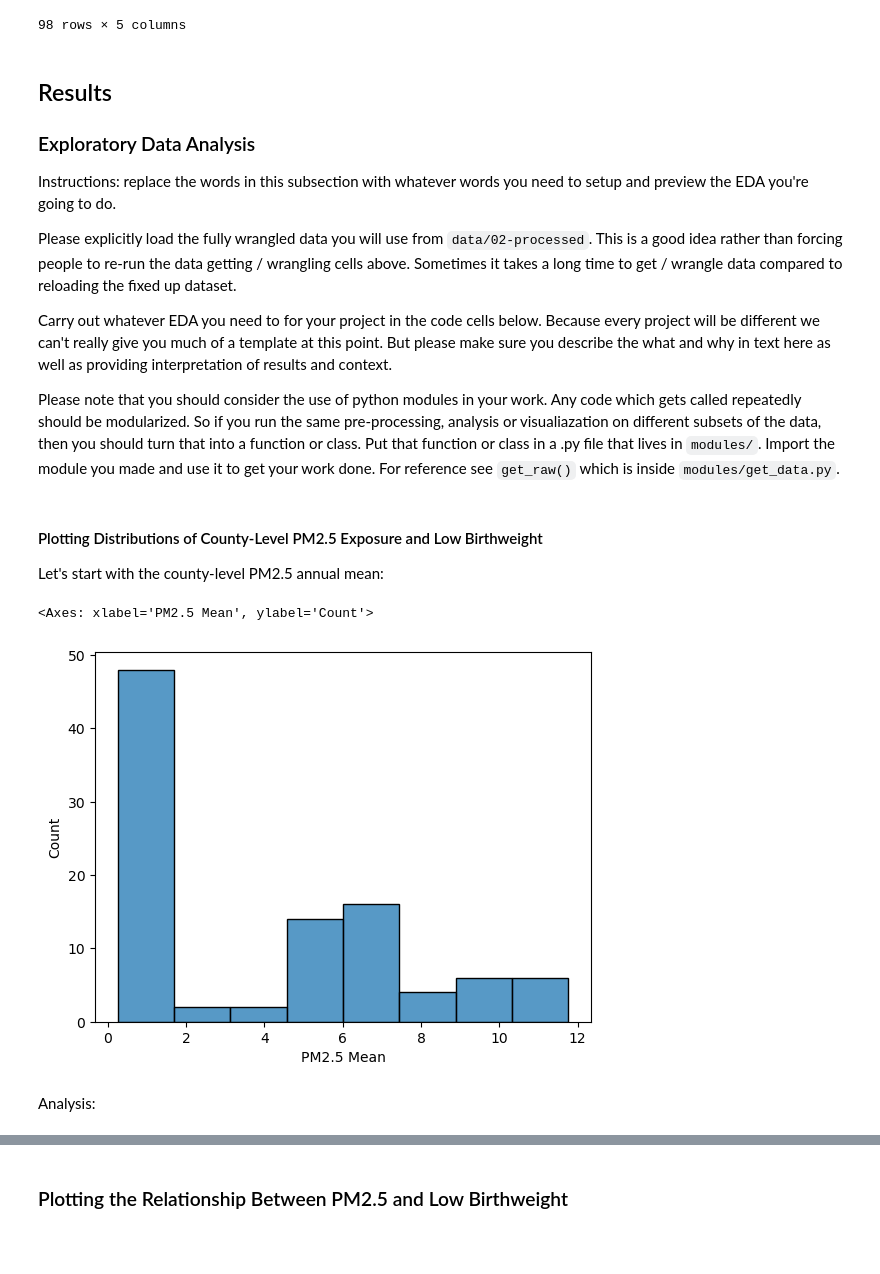
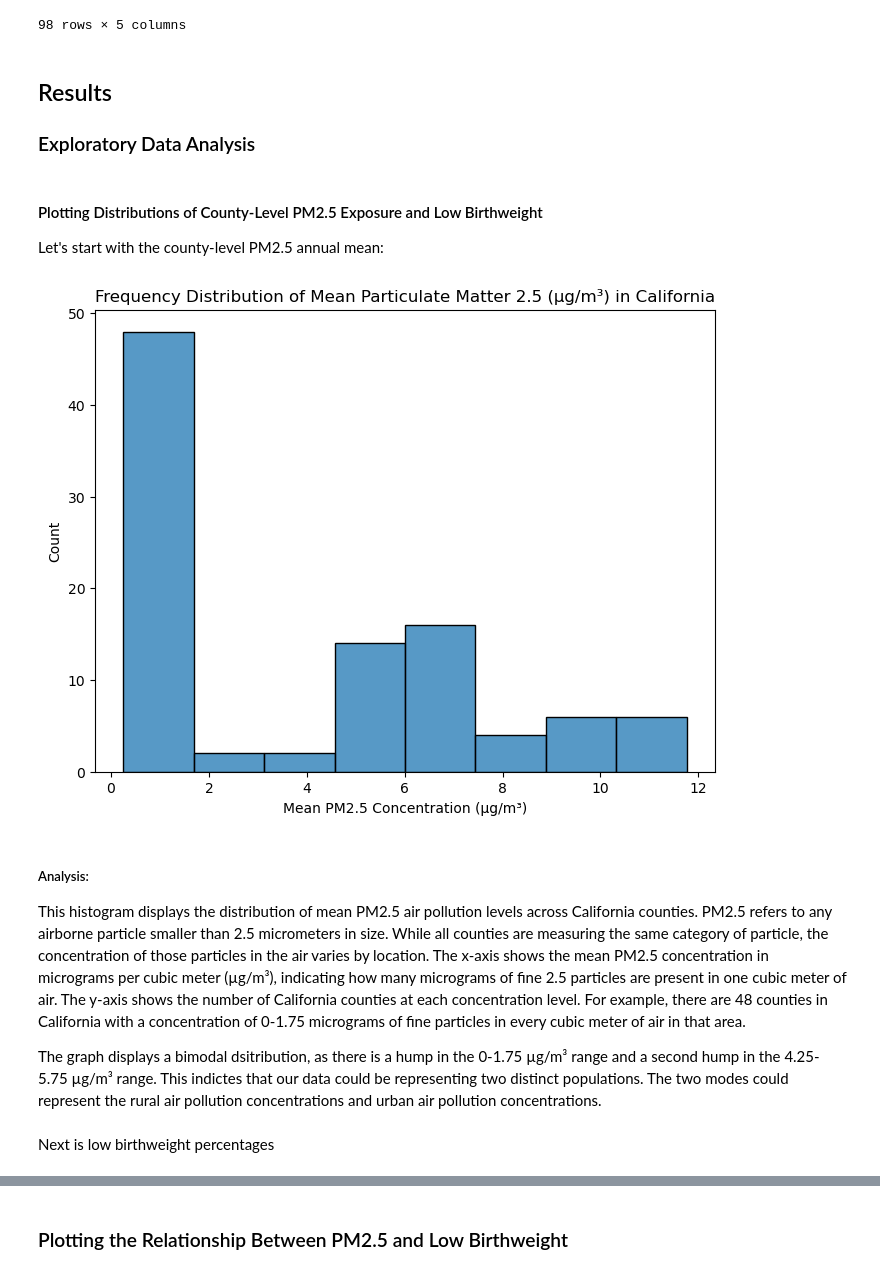
Before and after one commit to COGS108/Group095_WI26, a Jupyter notebook: 02-EDACheckpoint.ipynb, the cells around one changed output, grey strips where cells are left out. Saved outputs shown, nothing was run; the diff lists cells and outputs as text; code cells hidden in the pictures; blank space fills up the shorter version.

Commit message:
add analysis and delete some cells

```diff
--- a/02-EDACheckpoint.ipynb
+++ b/02-EDACheckpoint.ipynb
@@ -745,18 +725,10 @@ import os
 folder_path = "data/02-processed"
 per_county.to_csv(os.path.join(folder_path, "per_county.csv"), index=False)
 merge_df.to_csv(os.path.join(folder_path, "merge_df.csv"), index=False)
-# %% [markdown]
-## Results
-
-### Exploratory Data Analysis
-
-Instructions: replace the words in this subsection with whatever words you need to setup and preview the EDA you're going to do.
-
-Please explicitly load the fully wrangled data you will use from `data/02-processed`.  This is a good idea rather than forcing people to re-run the data getting / wrangling cells above.  Sometimes it takes a long time to get / wrangle data compared to reloading the fixed up dataset.
-
-Carry out whatever EDA you need to for your project in the code cells below.  Because every project will be different we can't really give you much of a template at this point. But please make sure you describe the what and why in text here as well as providing interpretation of results and context.
-
-Please note that you should consider the use of python modules in your work.  Any code which gets called repeatedly should be modularized. So if you run the same pre-processing, analysis or visualiazation on different subsets of the data, then you should turn that into a function or class.  Put that function or class in a .py file that lives in `modules/`.  Import the module you made and use it to get your work done.  For reference see `get_raw()` which is inside `modules/get_data.py`.
+# %% [markdown]
+## Results
+
+### Exploratory Data Analysis
 # %%
 # load in dfs
 
@@ -771,13 +743,20 @@ merge_df = pd.read_csv('data/02-processed/merge_df.csv')
 Let's start with the county-level PM2.5 annual mean:
 # %%
 import seaborn as sns
+plt.figure(figsize=(8,6))
+
 sns.histplot(per_county["PM2.5 Mean"])
 plt.title("Frequency Distribution of Mean Particulate Matter 2.5 (µg/m³) in California")
 plt.xlabel("Mean PM2.5 Concentration (µg/m³)")
 plt.ylabel("Count")
+plt.show()
 # %% [output]
-<Axes: xlabel='PM2.5 Mean', ylabel='Count'>
-[figure, old version]
+[figure, new version]
-# %% [markdown]
-Analysis:
+# %% [markdown]
+##### Analysis:
+This histogram displays the distribution of mean PM2.5 air pollution levels across California counties. PM2.5 refers to any airborne particle smaller than 2.5 micrometers in size. While all counties are measuring the same category of particle, the concentration of those particles in the air varies by location. The x-axis shows the mean PM2.5 concentration in micrograms per cubic meter (µg/m³), indicating how many micrograms of fine 2.5 particles are present in one cubic meter of air. The y-axis shows the number of California counties at each concentration level. For example, there are 48 counties in California with a concentration of 0-1.75 micrograms of fine particles in every cubic meter of air in that area.
+
+The graph displays a bimodal dsitribution, as there is a hump in the 0-1.75 µg/m³ range and a second hump in the 4.25-5.75 µg/m³ range. This indictes that our data could be representing two distinct populations. The two modes could represent the rural air pollution concentrations and urban air pollution concentrations.
+# %% [markdown]
+Next is low birthweight percentages
 # %%
```
Also changed, not shown: parts of 18 cells of this notebook, 2 other files.
